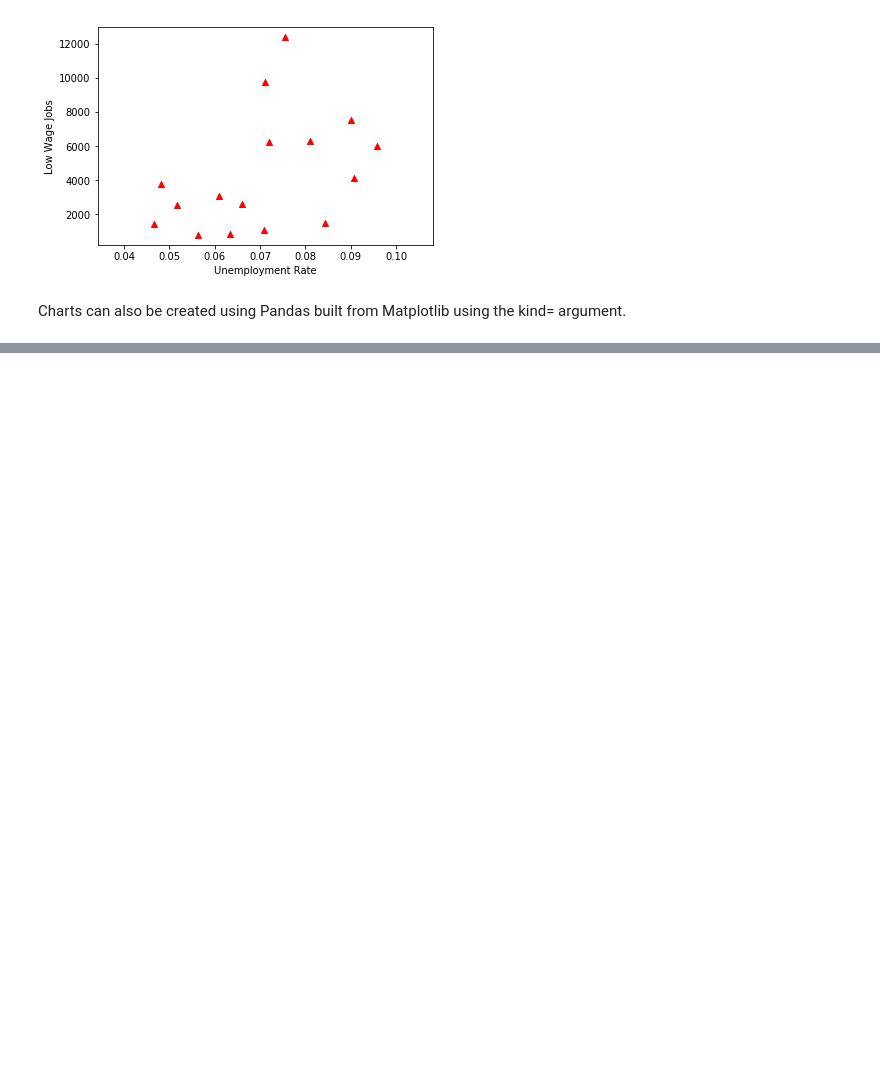
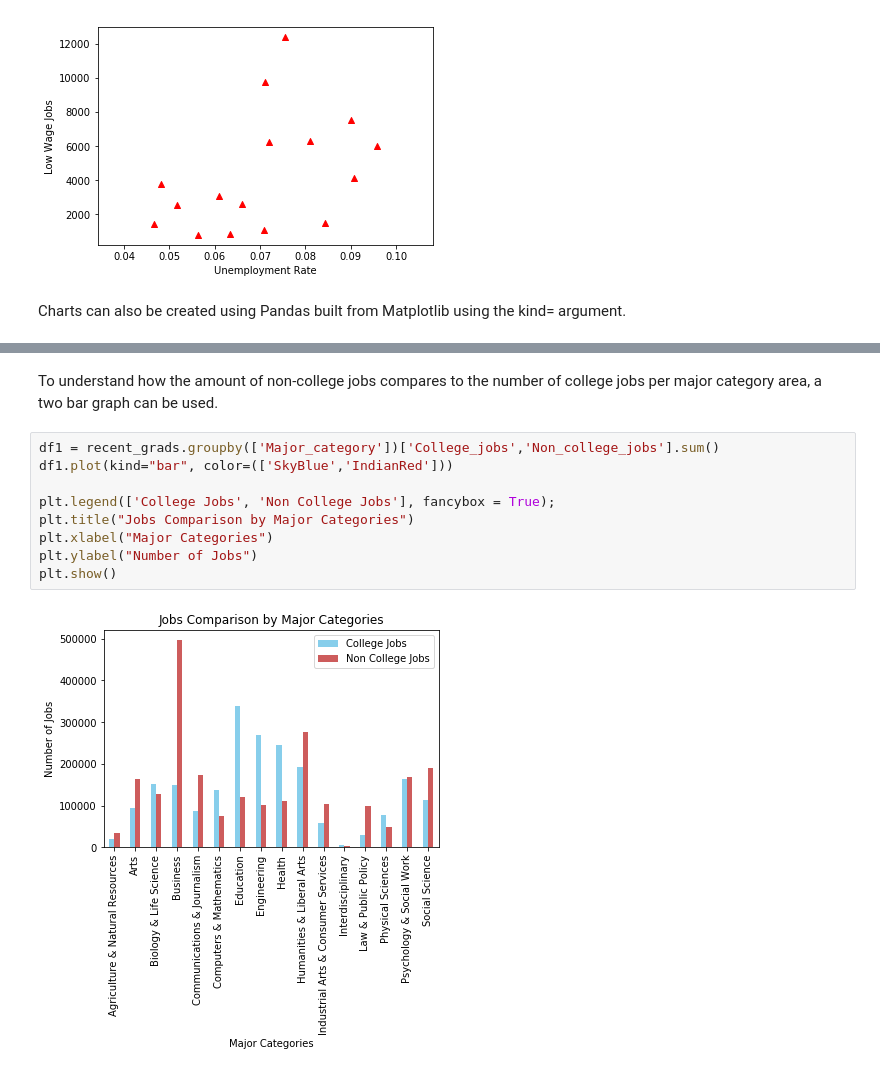
Before and after one commit to LRS4/Python-DataScience, a Jupyter notebook: Matplotlib.ipynb, the cells around one changed output, grey strips where cells are left out. Drawn from its saved outputs; the diff is of its cells as text; blank space fills up the shorter version.

```diff
--- a/Matplotlib.ipynb
+++ b/Matplotlib.ipynb
@@ -109,0 +114,13 @@ plt.show()
+# %% [markdown]
+To understand how the amount of non-college jobs compares to the number of college jobs per major category area, a two bar graph can be used.
+# %%
+df1 = recent_grads.groupby(['Major_category'])['College_jobs','Non_college_jobs'].sum()
+df1.plot(kind="bar", color=(['SkyBlue','IndianRed']))
+
+plt.legend(['College Jobs', 'Non College Jobs'], fancybox = True);
+plt.title("Jobs Comparison by Major Categories")
+plt.xlabel("Major Categories")
+plt.ylabel("Number of Jobs")
+plt.show()
+# %% [output]
+[figure, added]
```
Also changed, not shown: parts of 3 cells of this notebook.
